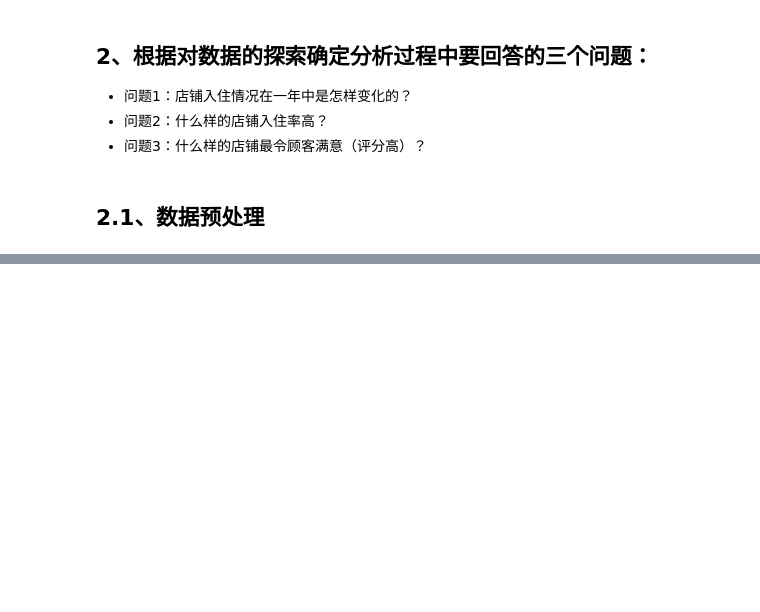
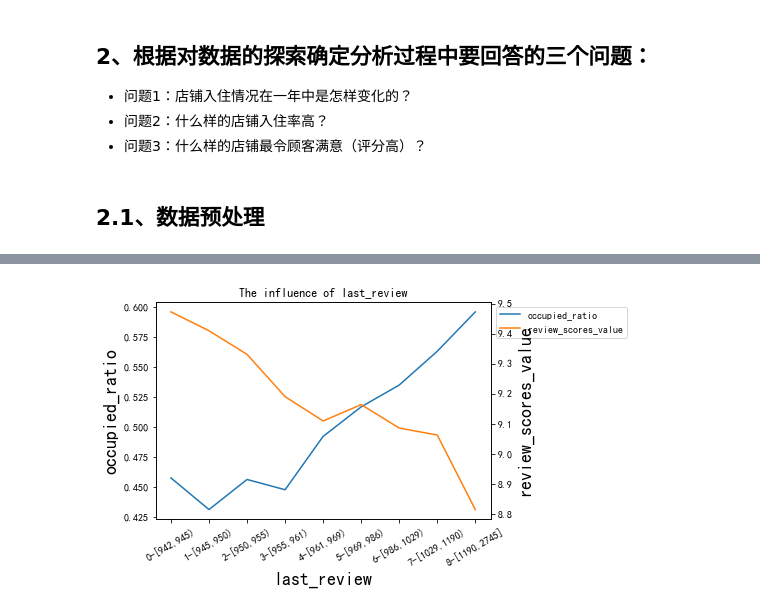
Before and after one commit to ErickyCSU/AirBnB-data-analysis-chapter1, a Jupyter notebook: 20190127-第一章代码.ipynb, the cells around one changed output, grey strips where cells are left out. Drawn from its saved outputs; the diff is of its cells as text; code cells hidden in the pictures; blank space fills up the shorter version.

```diff
--- a/20190127-第一章代码.ipynb
+++ b/20190127-第一章代码.ipynb
@@ -453,0 +455,6 @@ defaultdict(list, {})
+# %%
+last_review_occupied_df = see_con_fea_relation(listing_preprocess_df_7, 'last_review', 'occupied_ratio', 10)
+last_review_score_df = see_con_fea_relation(listing_preprocess_df_7, 'last_review', 'review_scores_value', 10)
+doub_ylabel_plot(last_review_occupied_df, last_review_score_df, 'occupied_ratio', 'review_scores_value', 'last_review')
+# %% [output]
+[figure, added]
```
Also changed, not shown: parts of 67 cells of this notebook.
